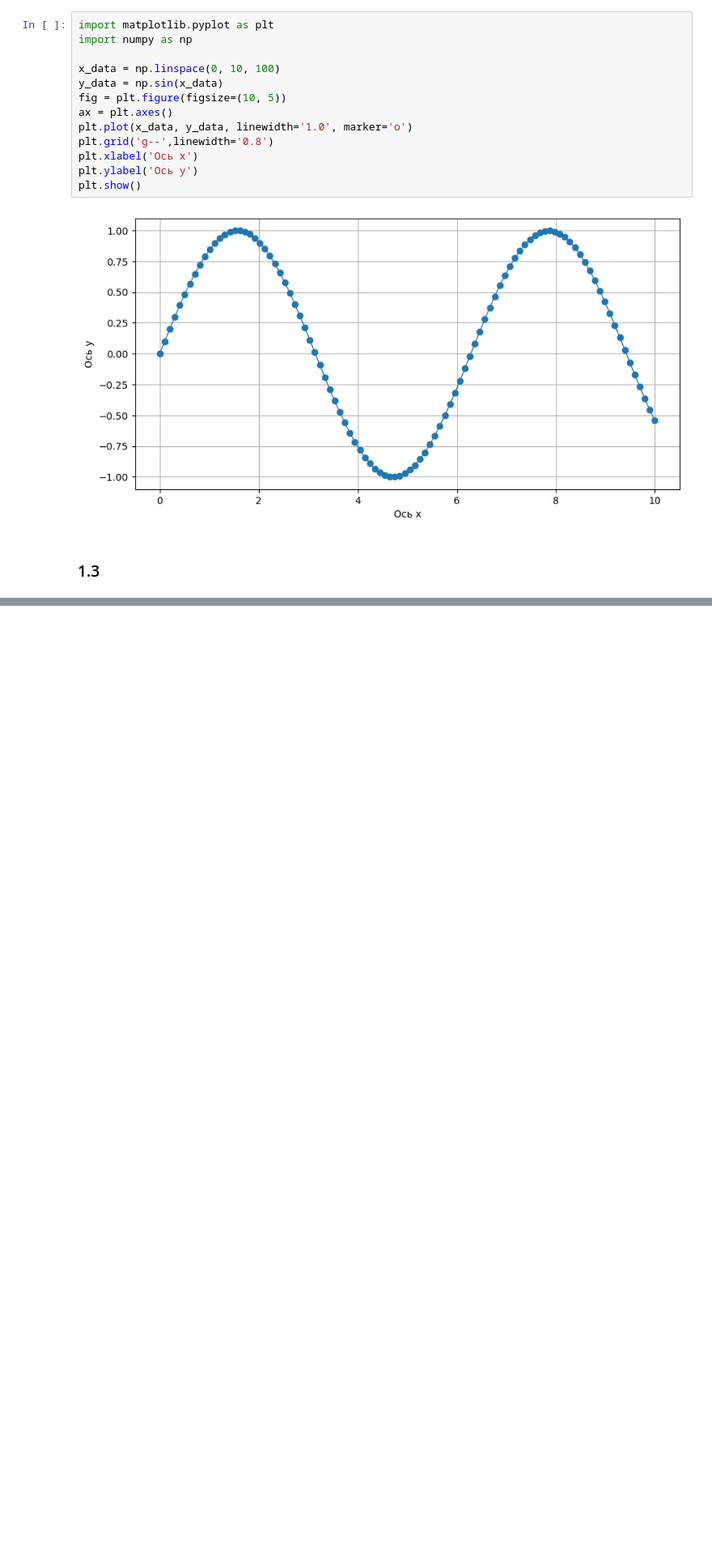
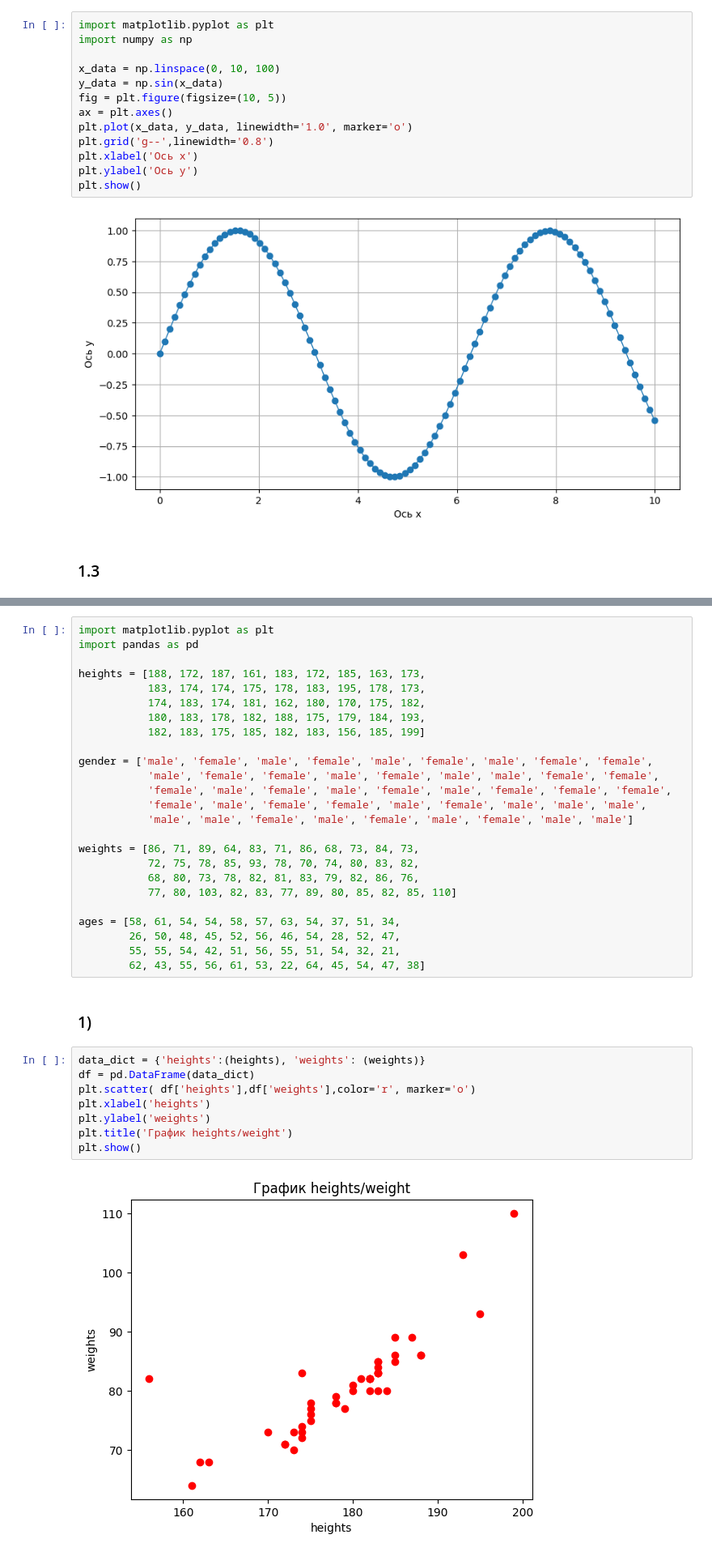
Before and after one commit to ConstantinePluss/Python, a Jupyter notebook: Chapter 3/Глава 3_1.ipynb, the cells around one changed output, grey strips where cells are left out. Shown: that part at 81% size. Cells and saved outputs as stored; diff of their text form; blank space fills up the shorter version.

```diff
--- a/Chapter 3/Глава 3_1.ipynb
+++ b/Chapter 3/Глава 3_1.ipynb
@@ -72,0 +74,37 @@ ValueError: not enough values to unpack (expected 6, got 2)
+# %%
+import matplotlib.pyplot as plt
+import pandas as pd
+
+heights = [188, 172, 187, 161, 183, 172, 185, 163, 173,
+           183, 174, 174, 175, 178, 183, 195, 178, 173,
+           174, 183, 174, 181, 162, 180, 170, 175, 182,
+           180, 183, 178, 182, 188, 175, 179, 184, 193,
+           182, 183, 175, 185, 182, 183, 156, 185, 199]
+
+gender = ['male', 'female', 'male', 'female', 'male', 'female', 'male', 'female', 'female',
+           'male', 'female', 'female', 'male', 'female', 'male', 'male', 'female', 'female',
+           'female', 'male', 'female', 'male', 'female', 'male', 'female', 'female', 'female',
+           'female', 'male', 'female', 'female', 'male', 'female', 'male', 'male', 'male',
+           'male', 'male', 'female', 'male', 'female', 'male', 'female', 'male', 'male']
+
+weights = [86, 71, 89, 64, 83, 71, 86, 68, 73, 84, 73,
+           72, 75, 78, 85, 93, 78, 70, 74, 80, 83, 82,
+           68, 80, 73, 78, 82, 81, 83, 79, 82, 86, 76,
+           77, 80, 103, 82, 83, 77, 89, 80, 85, 82, 85, 110]
+
+ages = [58, 61, 54, 54, 58, 57, 63, 54, 37, 51, 34,
+        26, 50, 48, 45, 52, 56, 46, 54, 28, 52, 47,
+        55, 55, 54, 42, 51, 56, 55, 51, 54, 32, 21,
+        62, 43, 55, 56, 61, 53, 22, 64, 45, 54, 47, 38]
+# %% [markdown]
+### 1)
+# %%
+data_dict = {'heights':(heights), 'weights': (weights)}
+df = pd.DataFrame(data_dict)
+plt.scatter( df['heights'],df['weights'],color='r', marker='o')
+plt.xlabel('heights')
+plt.ylabel('weights')
+plt.title('График heights/weight')
+plt.show()
+# %% [output]
+[figure, added]
```
Also changed, not shown: parts of 4 cells of this notebook, 1 other file.
